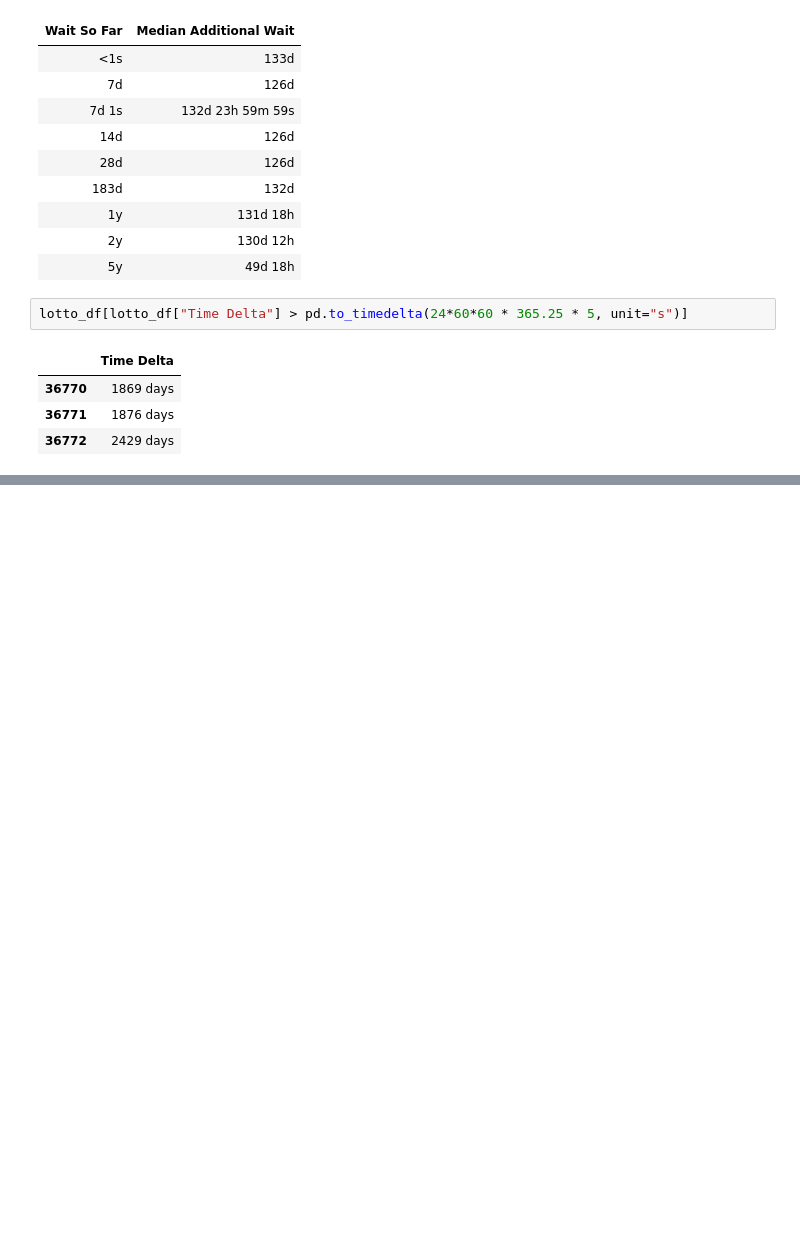
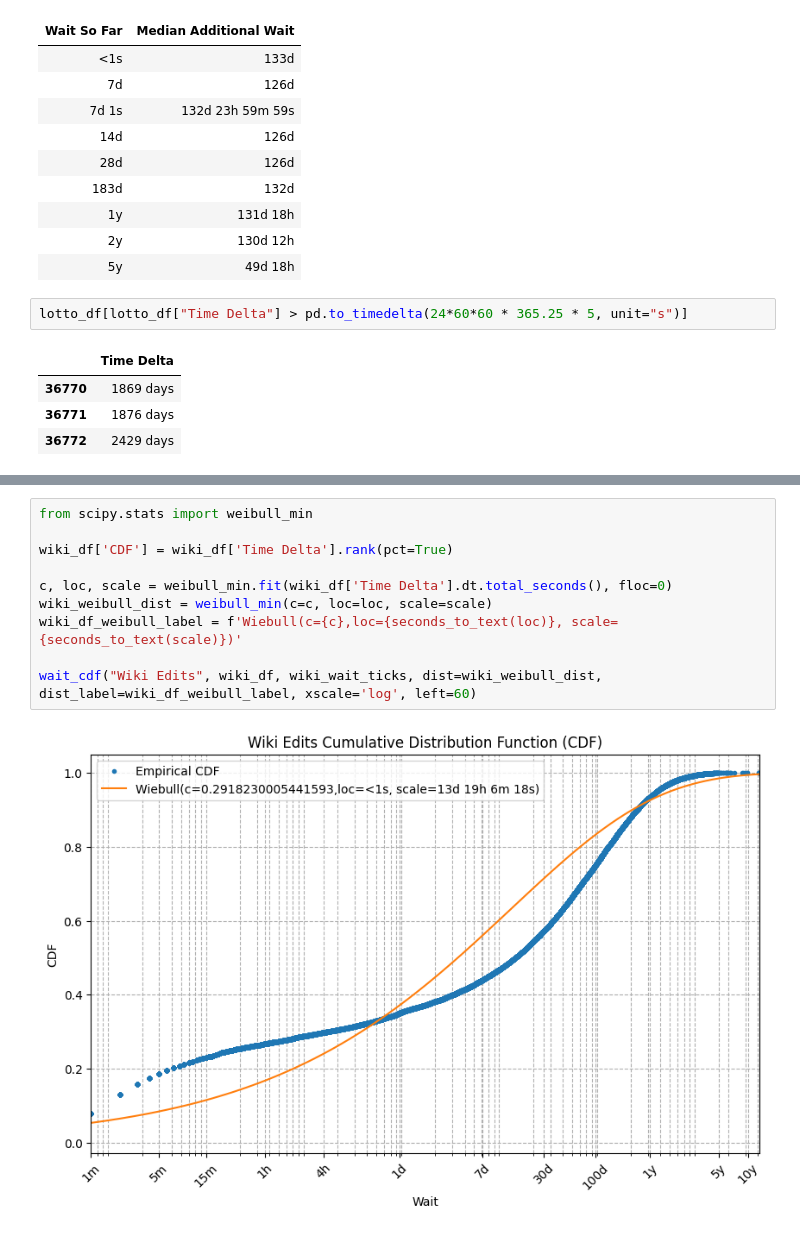
Before and after one commit to CarlKCarlK/wait-times, a Jupyter notebook: wait-times.ipynb, the cells around one changed output, grey strips where cells are left out. Cells and saved outputs as stored; diff of their text form; blank space fills up the shorter version.

```diff
--- a/wait-times.ipynb
+++ b/wait-times.ipynb
@@ -368,0 +263,12 @@ seconds_to_text(3600*4.5)
+# %%
+from scipy.stats import weibull_min
+
+wiki_df['CDF'] = wiki_df['Time Delta'].rank(pct=True)
+
+c, loc, scale = weibull_min.fit(wiki_df['Time Delta'].dt.total_seconds(), floc=0)
+wiki_weibull_dist = weibull_min(c=c, loc=loc, scale=scale)
+wiki_df_weibull_label = f'Wiebull(c={c},loc={seconds_to_text(loc)}, scale={seconds_to_text(scale)})'
+
+wait_cdf("Wiki Edits", wiki_df, wiki_wait_ticks, dist=wiki_weibull_dist, dist_label=wiki_df_weibull_label, xscale='log', left=60)
+# %% [output]
+[figure, added]
```
Also changed, not shown: parts of 17 cells of this notebook.
